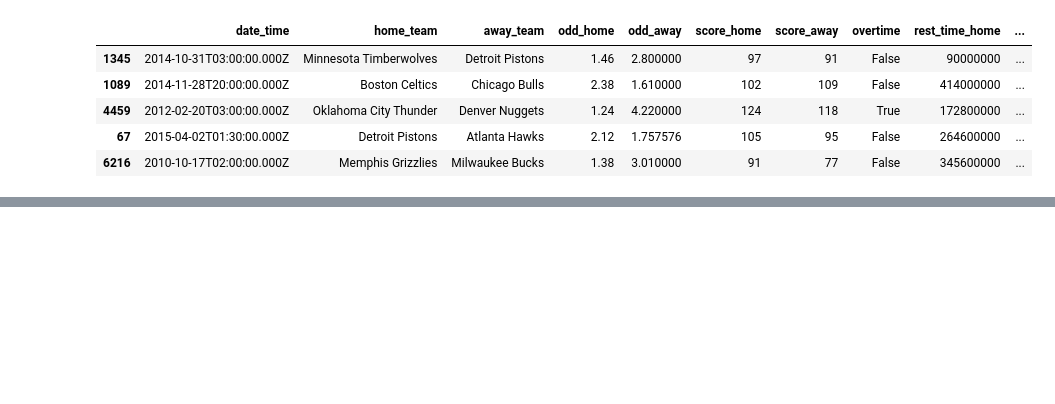
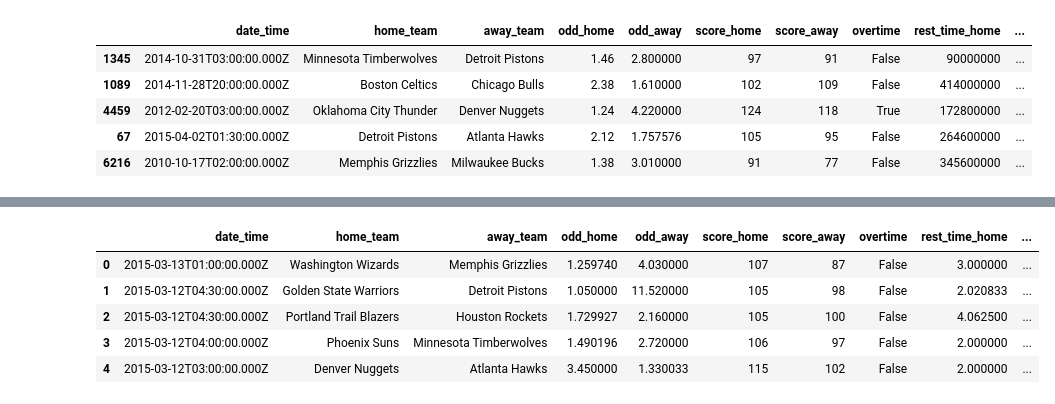
Before and after one commit to louisguitton/nba-predict, a Jupyter notebook: analysis/analysis-with-rest.ipynb, the cells around one changed output, grey strips where cells are left out. Cells and saved outputs as stored; diff of their text form; code cells hidden in the pictures; blank space fills up the shorter version.

```diff
--- a/analysis/analysis-with-rest.ipynb
+++ b/analysis/analysis-with-rest.ipynb
@@ -89,0 +123,4 @@ classifier.score(X,y)
+# %%
+y = pd.DataFrame(df["score_home"]>df["score_away"],index=np.arange(len(df["score_home"])),columns=["home_wins"])
+X = df.join(y)
+X.head()
@@ -89,0 +134,12 @@ classifier.score(X,y)
+# %%
+mmm_in_a_day = 24 * 60 * 60 * 1000
+X["rest_time_home"] = X["rest_time_home"]/mmm_in_a_day
+X["rest_time_away"] = X["rest_time_away"]/mmm_in_a_day
+X.head()
+# %% [output]
+|  | date_time | home_team | away_team | odd_home | odd_away | score_home | score_away | overtime | rest_time_home | ... |
+| 0 | 2015-03-13T01:00:00.000Z | Washington Wizards | Memphis Grizzlies | 1.259740 | 4.030000 | 107 | 87 | False | 3.000000 | ... |
+| 1 | 2015-03-12T04:30:00.000Z | Golden State Warriors | Detroit Pistons | 1.050000 | 11.520000 | 105 | 98 | False | 2.020833 | ... |
+| 2 | 2015-03-12T04:30:00.000Z | Portland Trail Blazers | Houston Rockets | 1.729927 | 2.160000 | 105 | 100 | False | 4.062500 | ... |
+| 3 | 2015-03-12T04:00:00.000Z | Phoenix Suns | Minnesota Timberwolves | 1.490196 | 2.720000 | 106 | 97 | False | 2.000000 | ... |
+| 4 | 2015-03-12T03:00:00.000Z | Denver Nuggets | Atlanta Hawks | 3.450000 | 1.330033 | 115 | 102 | False | 2.000000 | ... |
```
Also changed, not shown: parts of 13 cells of this notebook.
